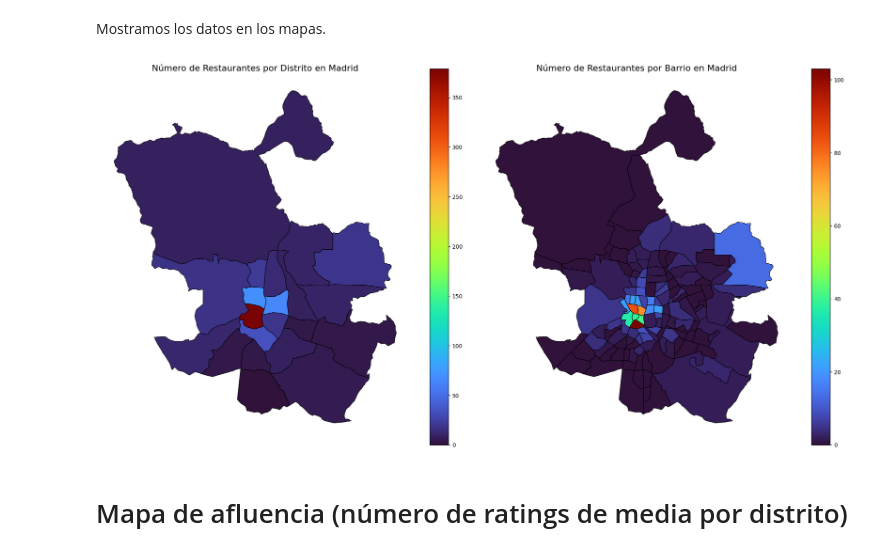
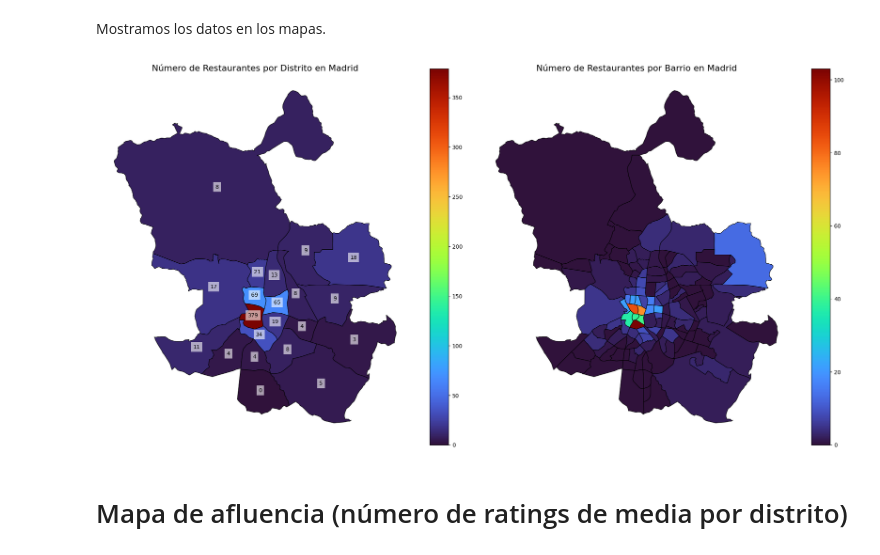
Before and after one commit to anton-p0g/ProyectoWebScrapping, a Jupyter notebook: parte2/distrito de cada restaurante/mapas_parte2.ipynb, the cells around one changed output. Cells and saved outputs as stored; diff of their text form; code cells hidden in the pictures.

```diff
--- a/parte2/distrito de cada restaurante/mapas_parte2.ipynb
+++ b/parte2/distrito de cada restaurante/mapas_parte2.ipynb
@@ -190,20 +157,31 @@ Mostramos los datos en los mapas.
 # %%
 fig, axes = plt.subplots(1, 2, figsize=(20, 10))
 
 # Primer gráfico: Restaurantes por distrito
 madrid.plot(column='count', cmap='turbo', linewidth=0.8, ax=axes[0], edgecolor='black', legend=True)
 axes[0].set_title('Número de Restaurantes por Distrito en Madrid', fontsize=16)
 axes[0].axis('off')
 
+for idx, row in madrid.iterrows():
+    centroid = row['geometry'].centroid
+    axes[0].annotate(
+        text=f"{round(row['count'])}",
+        xy=(centroid.x, centroid.y),
+        ha='center',
+        fontsize=10,
+        color='black',
+        bbox=dict(facecolor='white', alpha=0.6, edgecolor='none')
+    )
+
 # Segundo gráfico: Restaurantes por barrio
 barrios_madrid.plot(column='count', cmap='turbo', linewidth=0.8, ax=axes[1], edgecolor='black', legend=True)
 axes[1].set_title('Número de Restaurantes por Barrio en Madrid', fontsize=16)
 axes[1].axis('off')
 
 plt.tight_layout()  # Ajusta el espacio entre los subplots
 plt.show()
 # %% [output]
-[figure, old version]
+[figure, new version]
 # %% [markdown]
 # Mapa de afluencia (número de ratings de media por distrito)
 # %%
```
Also changed, not shown: parts of 2 cells of this notebook, 1 other file.
